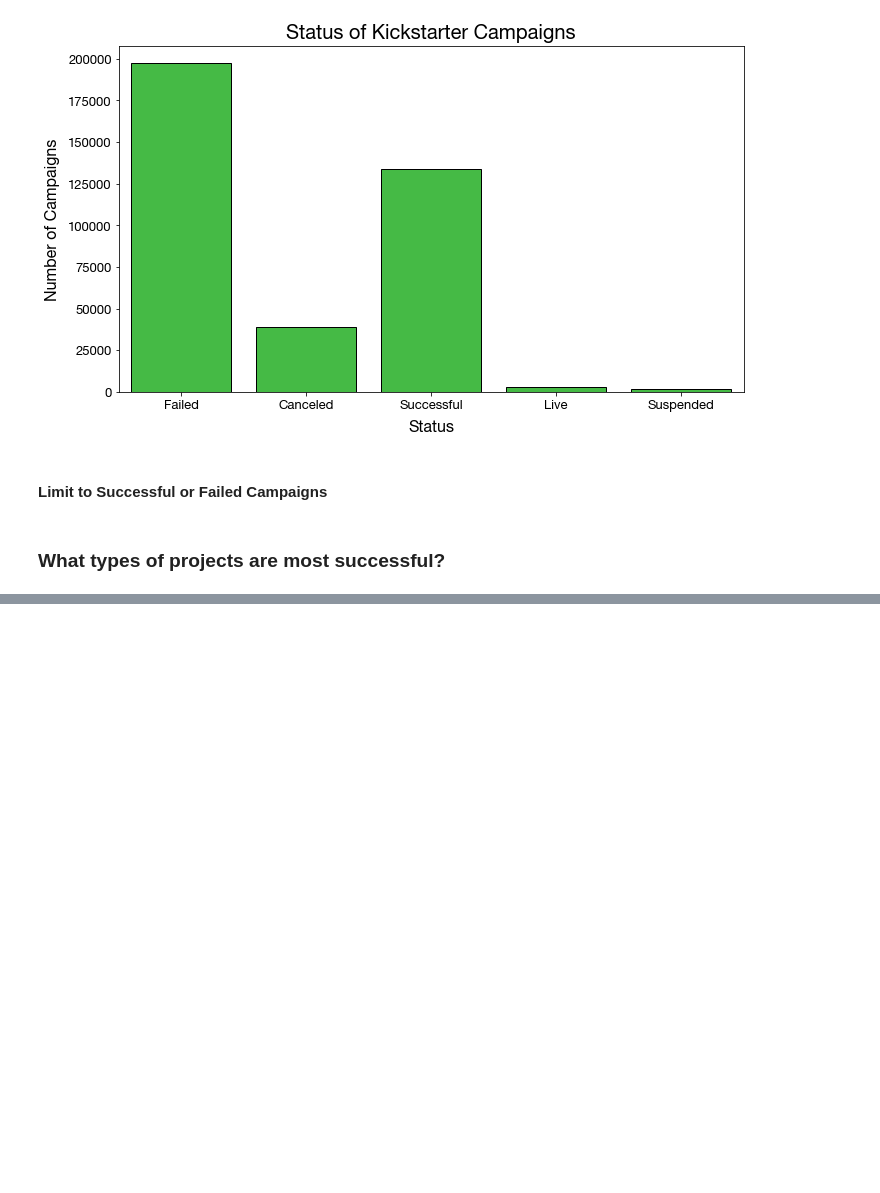
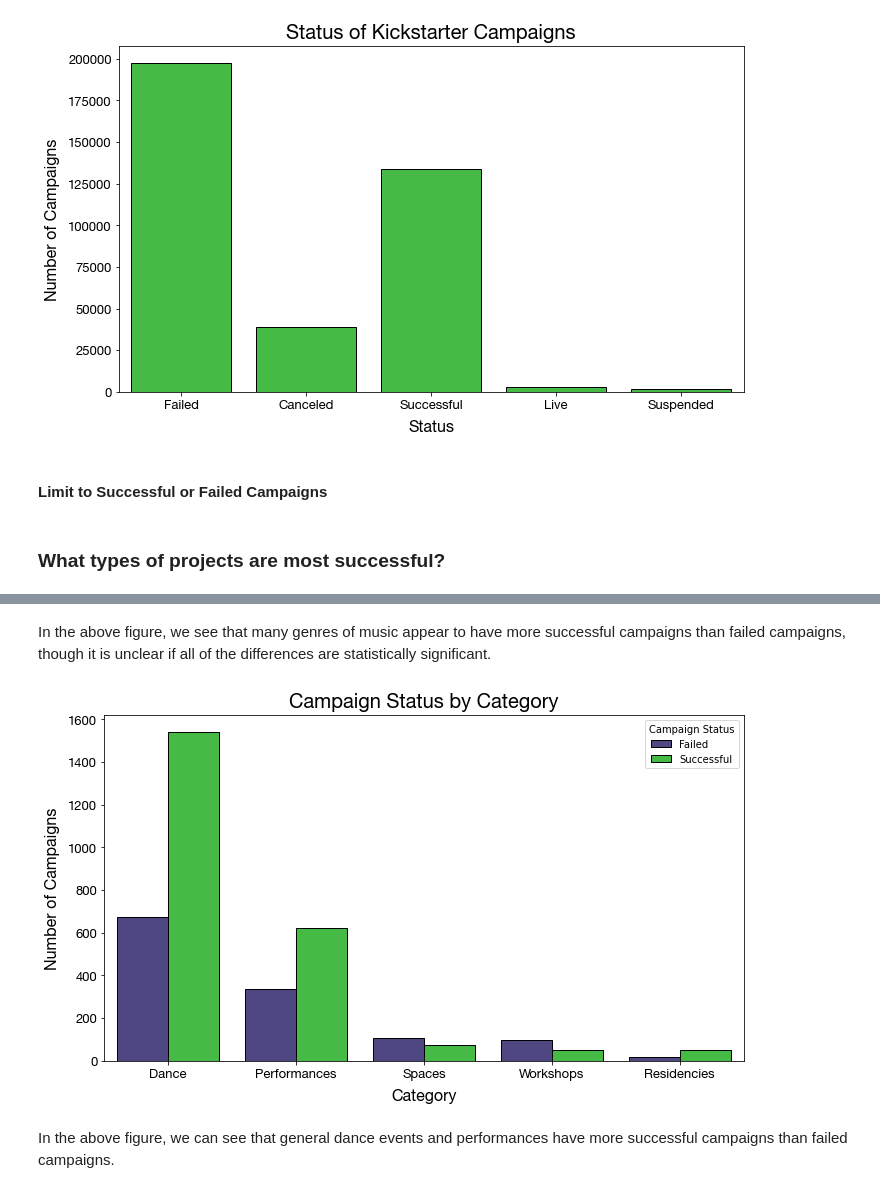
Before and after one commit to jlu90/Success_On_Kickstarter, a Jupyter notebook: code/Kickstarter_Project.ipynb, the cells around one changed output, grey strips where cells are left out. Saved outputs shown, nothing was run; the diff lists cells and outputs as text; code cells hidden in the pictures; blank space fills up the shorter version.

```diff
--- a/code/Kickstarter_Project.ipynb
+++ b/code/Kickstarter_Project.ipynb
@@ -171,0 +180,16 @@ plot_countplot(data = music_subs,
+# %% [markdown]
+In the above figure, we see that many genres of music appear to have more successful campaigns than failed campaigns, though it is unclear if all of the differences are statistically significant.
+# %%
+plot_countplot(data = dance_subs,
+               column = 'category',
+               hue = dance_subs['Campaign Status'],
+               size = (10, 6),
+               color = None,
+               palette = ['darkslateblue', 'limegreen'],
+               title = 'Campaign Status by Category',
+               x_label = 'Category',
+               y_label = 'Number of Campaigns')
+# %% [output]
+[figure, added]
+# %% [markdown]
+In the above figure, we can see that general dance events and performances have more successful campaigns than failed campaigns.
```
Also changed, not shown: parts of 9 cells of this notebook.
